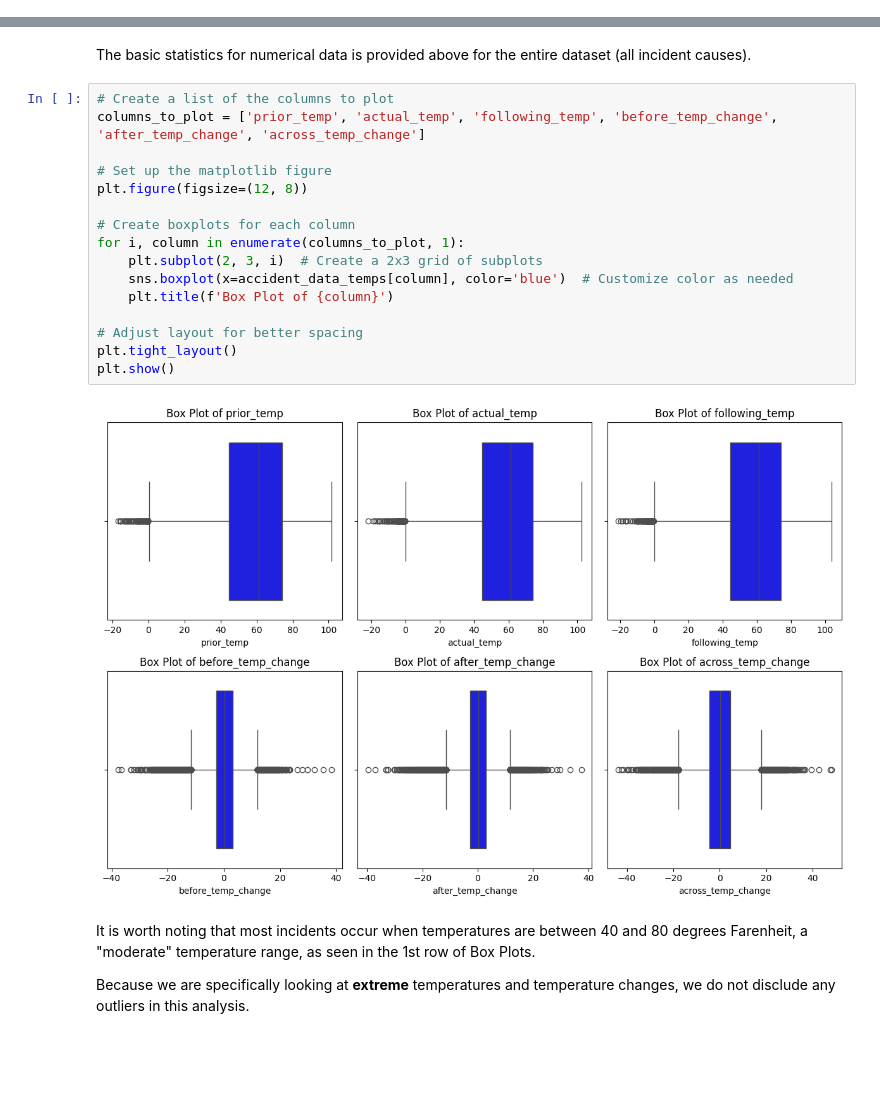
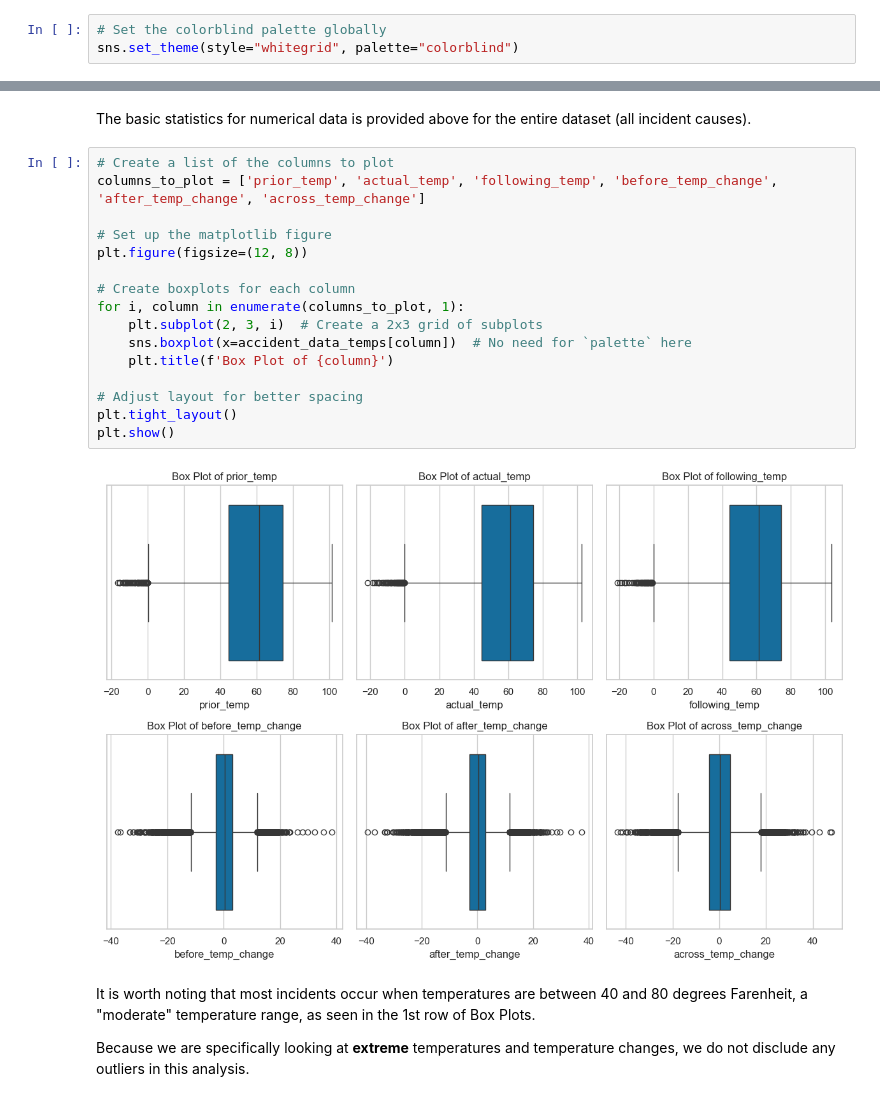
Before and after one commit to NRSchaaf/Railroad_Accidents, a Jupyter notebook: weathering_the_rails_analysis.ipynb, the cells around one changed output, grey strips where cells are left out. Drawn from its saved outputs; the diff is of its cells as text; blank space fills up the shorter version.

```diff
--- a/weathering_the_rails_analysis.ipynb
+++ b/weathering_the_rails_analysis.ipynb
@@ -51,6 +51,9 @@ import folium
 from geopy.geocoders import Nominatim
 
 from IPython.display import Image
+# %%
+# Set the colorblind palette globally
+sns.set_theme(style="whitegrid", palette="colorblind")
 # %% [markdown]
 ### The Dataset
 <p>The dataset is available in the git repository and directly referenced here.</p>
@@ -297,21 +300,21 @@ The basic statistics for numerical data is provided above for the entire dataset
 # %%
 # Create a list of the columns to plot
 columns_to_plot = ['prior_temp', 'actual_temp', 'following_temp', 'before_temp_change', 'after_temp_change', 'across_temp_change']
 
 # Set up the matplotlib figure
 plt.figure(figsize=(12, 8))
 
 # Create boxplots for each column
 for i, column in enumerate(columns_to_plot, 1):
     plt.subplot(2, 3, i)  # Create a 2x3 grid of subplots
-    sns.boxplot(x=accident_data_temps[column], color='blue')  # Customize color as needed
+    sns.boxplot(x=accident_data_temps[column])  # No need for `palette` here
     plt.title(f'Box Plot of {column}')
 
 # Adjust layout for better spacing
 plt.tight_layout()
 plt.show()
 # %% [output]
-[figure, old version]
+[figure, new version]
 # %% [markdown]
 <p>It is worth noting that most incidents occur when temperatures are between 40 and 80 degrees Farenheit, a "moderate" temperature range, as seen in the 1st row of Box Plots.</p>
 <p>Because we are specifically looking at <strong>extreme</strong> temperatures and temperature changes, we do not disclude any outliers in this analysis.</p>
```
Also changed, not shown: parts of 8 cells of this notebook, 1 other file.
